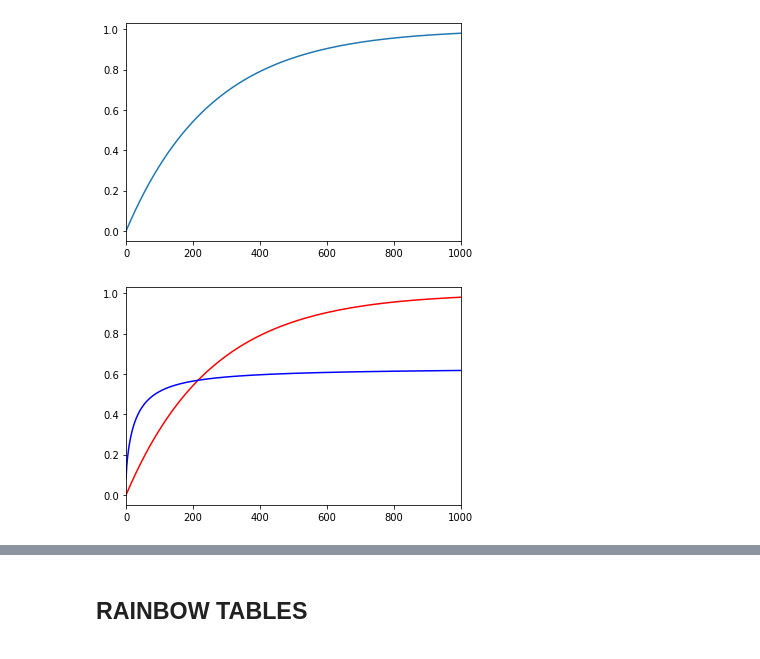
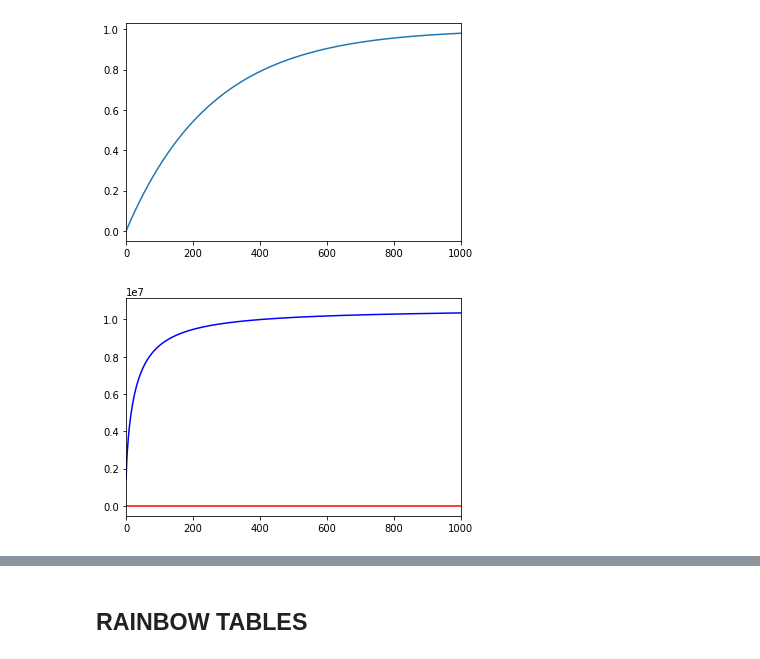
Before and after one commit to AsgeDarr/02255_tmto, a Jupyter notebook: ex_1.ipynb, the cells around one changed output, grey strips where cells are left out. Cells and saved outputs as stored; diff of their text form; code cells hidden in the pictures.

Commit message:
different helmann plots

```diff
--- a/ex_1.ipynb
+++ b/ex_1.ipynb
@@ -127,9 +127,9 @@ plt.xlim(left=0)
 # %%
 
 plt.plot(uniqueHellman, 'r') # plotting t, a separately
-plt.plot(result, 'b')
+plt.plot(resultNEW, 'b')
 plt.xlim(right=1000)
 plt.xlim(left=0)
 plt.show()
 # %% [output]
-[figure, old version]
+[figure, new version]
```
Also changed, not shown: parts of 1 cell of this notebook.
